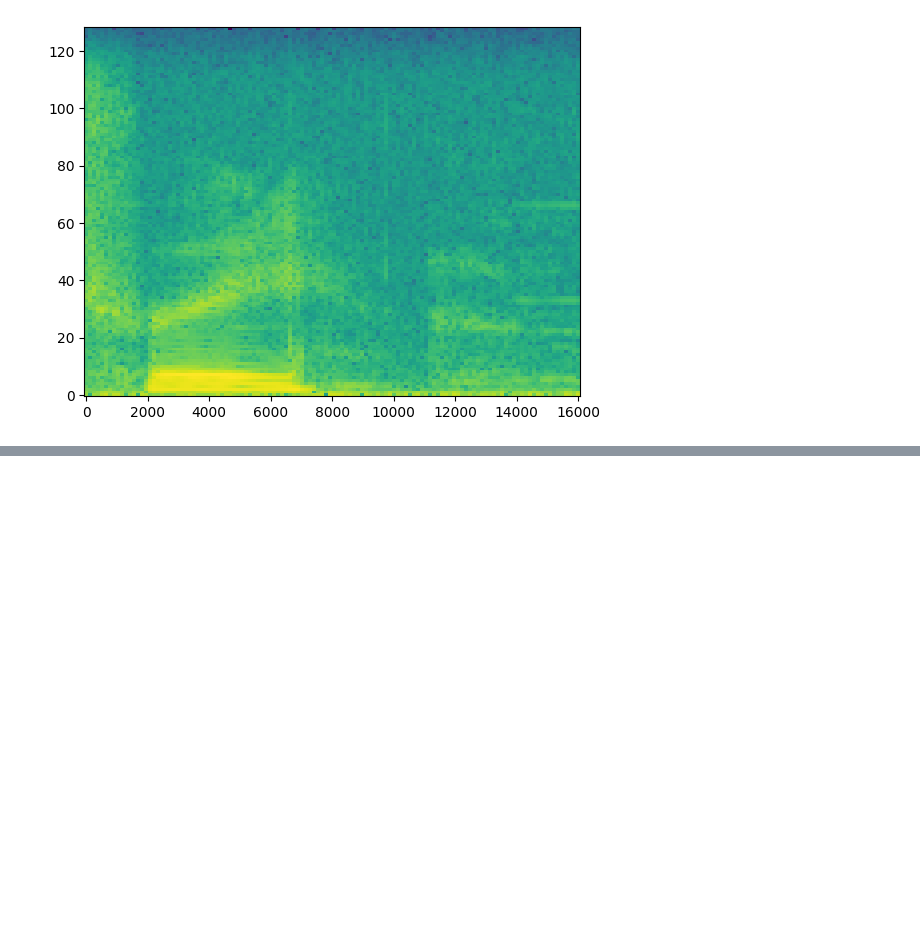
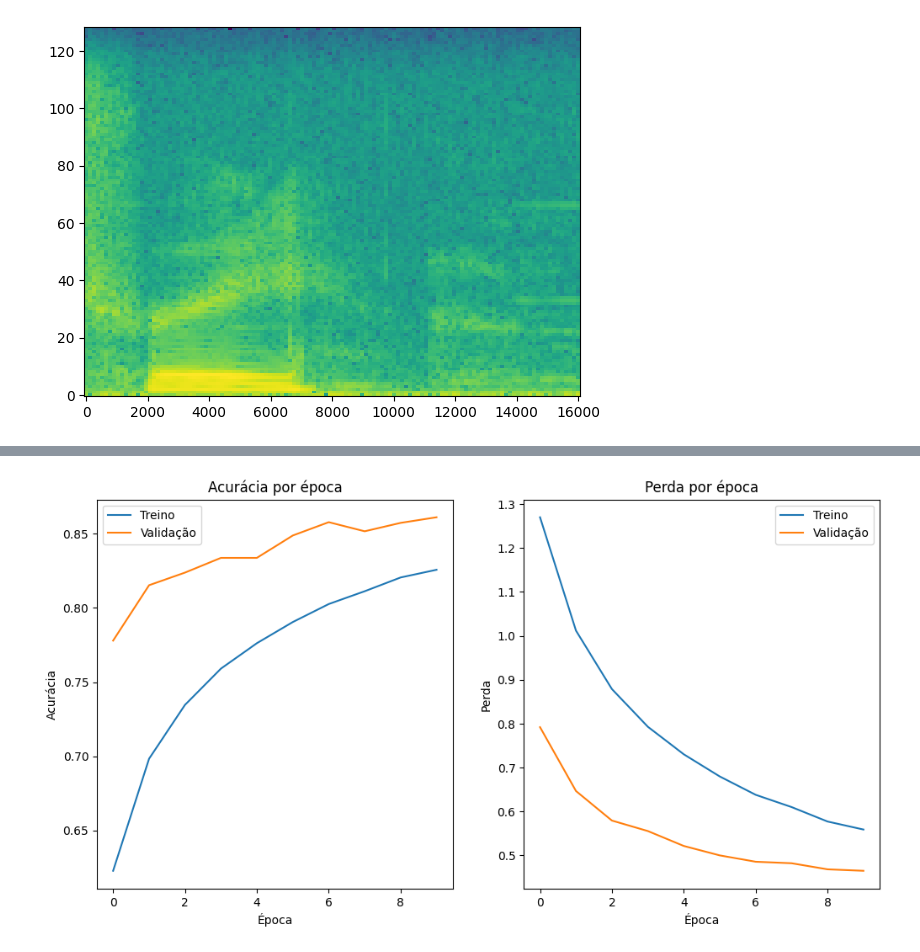
Before and after one commit to DiogoBotton/Deep_Learning_Learn, a Jupyter notebook: Decodificacao_de_Audio/01_audio_data.ipynb, the cells around one changed output, grey strips where cells are left out. Drawn from its saved outputs; the diff is of its cells as text; code cells hidden in the pictures; blank space fills up the shorter version.

```diff
--- a/Decodificacao_de_Audio/01_audio_data.ipynb
+++ b/Decodificacao_de_Audio/01_audio_data.ipynb
@@ -328,0 +467,34 @@ plot_spectrogram(espectrograma)
+# %%
+model_spectrogram_attention = models.Sequential([
+    layers.Input(shape=input_shape),
+    layers.Resizing(32,32),
+
+    norm_layer,
+
+    layers.Conv2D(32, 3, activation='relu'),
+    ChannelAttention(ratio=8),
+
+    layers.Conv2D(64, 3, activation='relu'),
+    ChannelAttention(ratio=8),
+    layers.MaxPooling2D(),
+    layers.Dropout(0.25),
+
+    layers.Flatten(),
+    layers.Dense(128, activation='relu'),
+    layers.Dropout(0.5),
+
+    layers.Dense(len(unique_labels), activation='softmax')
+])
+# %%
+model_spectrogram_attention.compile(optimizer='adam',
+                          loss='sparse_categorical_crossentropy',
+                          metrics=['accuracy'])
+# %%
+from tensorflow.keras.callbacks import ModelCheckpoint
+
+callbacks = [ModelCheckpoint('audio_model.keras', 'val_loss', save_best_only=True)]
+# %%
+history_spectrogram_attention = model_spectrogram_attention.fit(train_spec,
+                                            epochs=10,
+                                            validation_data=val_spec,
+                                            callbacks=callbacks)
@@ -328,0 +525,4 @@ plot_spectrogram(espectrograma)
+# %%
+view_history(history_spectrogram_attention)
+# %% [output]
+[figure, added]
```
Also changed, not shown: parts of 22 cells of this notebook, 1 other file.
